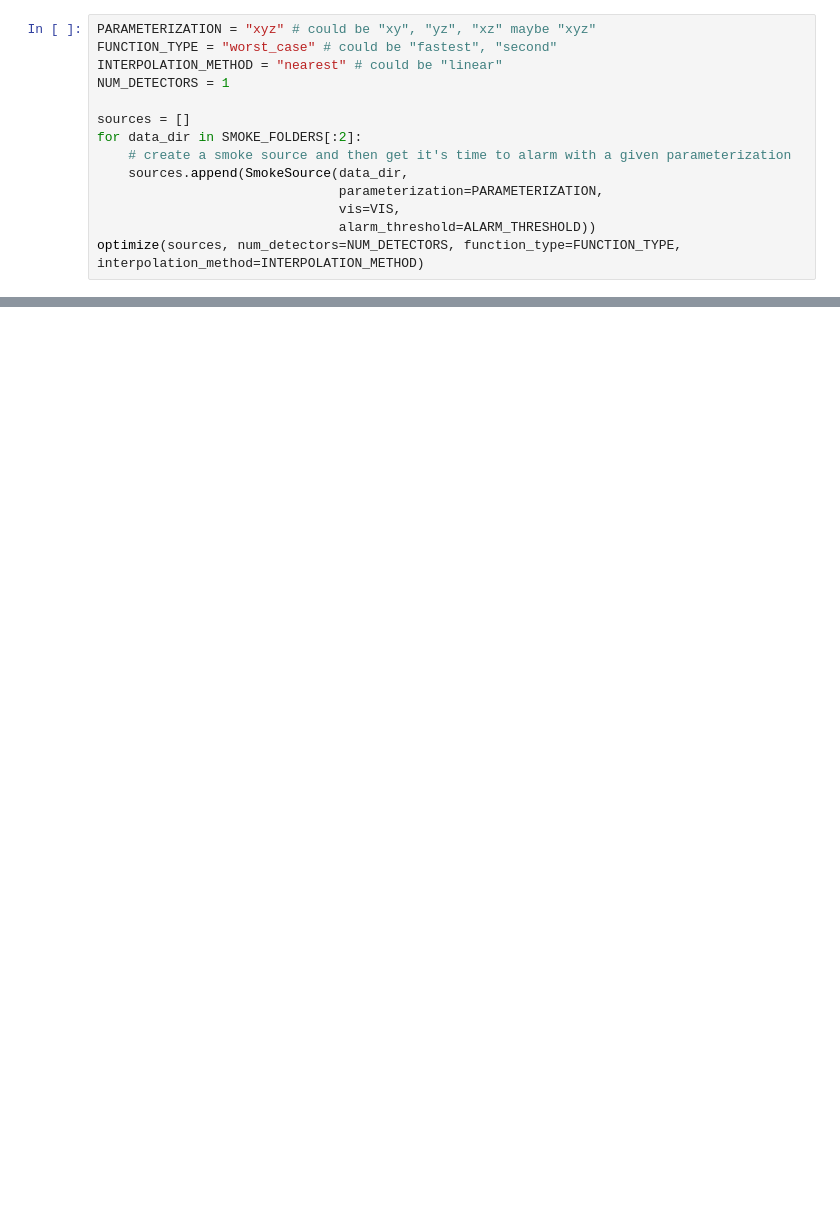
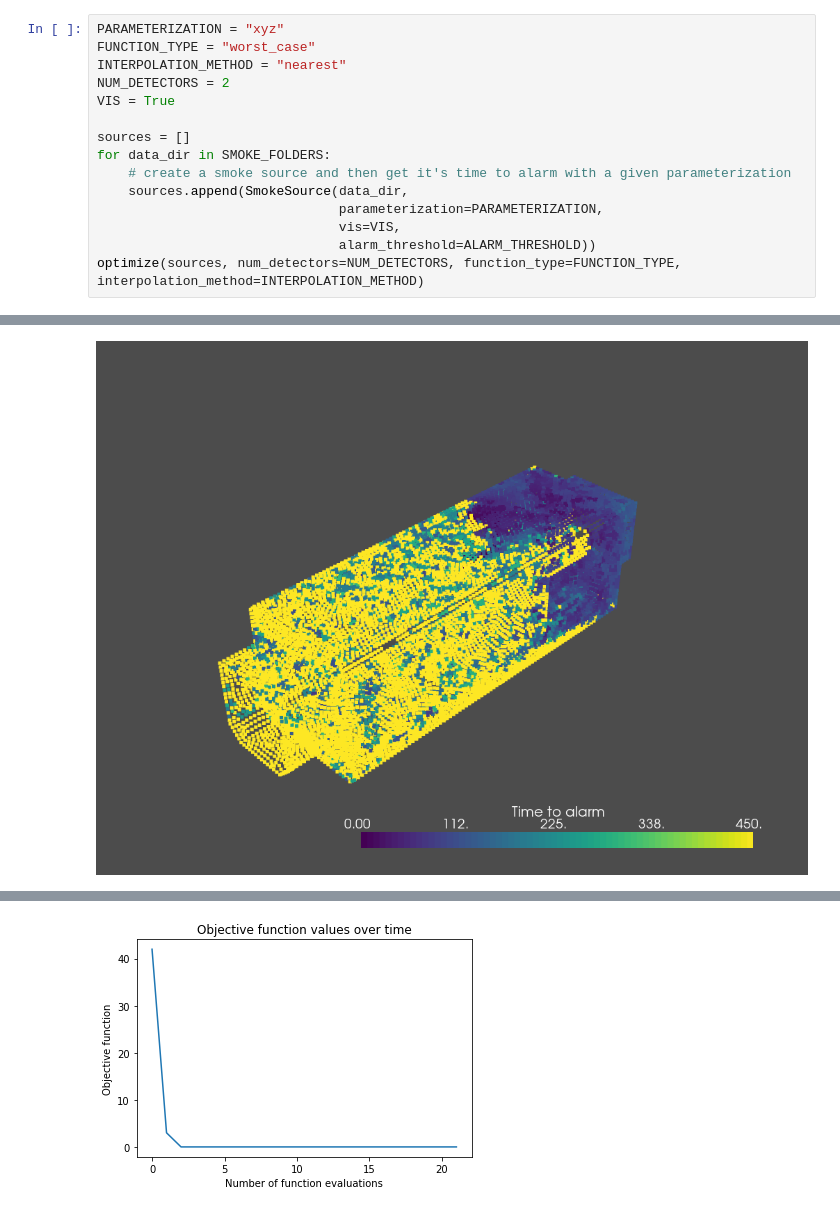
Before and after one commit to russelldj/SmokeDetectorOptimization, a Jupyter notebook: SimpleOptimization.ipynb, the cells around one changed output, grey strips where cells are left out. Drawn from its saved outputs; the diff is of its cells as text; blank space fills up the shorter version.

```diff
--- a/SimpleOptimization.ipynb
+++ b/SimpleOptimization.ipynb
@@ -30,14 +136,16 @@ WARNING:root:About to call scipy for optimzation
 # %%
-PARAMETERIZATION = "xyz" # could be "xy", "yz", "xz" maybe "xyz"
-FUNCTION_TYPE = "worst_case" # could be "fastest", "second"
-INTERPOLATION_METHOD = "nearest" # could be "linear"
-NUM_DETECTORS = 1
+PARAMETERIZATION = "xyz"
+FUNCTION_TYPE = "worst_case"
+INTERPOLATION_METHOD = "nearest"
+NUM_DETECTORS = 2
+VIS = True
 
 sources = []
-for data_dir in SMOKE_FOLDERS[:2]:
+for data_dir in SMOKE_FOLDERS:
     # create a smoke source and then get it's time to alarm with a given parameterization
     sources.append(SmokeSource(data_dir,
                                parameterization=PARAMETERIZATION,
                                vis=VIS,
                                alarm_threshold=ALARM_THRESHOLD))
 optimize(sources, num_detectors=NUM_DETECTORS, function_type=FUNCTION_TYPE, interpolation_method=INTERPOLATION_METHOD)
+# %% [output]
@@ -43,0 +155 @@ optimize(sources, num_detectors=NUM_DETECTORS, function_type=FUNCTION_TYPE, inte
+[figure, added]
@@ -43,0 +168 @@ optimize(sources, num_detectors=NUM_DETECTORS, function_type=FUNCTION_TYPE, inte
+[figure, added]
```
Also changed, not shown: parts of 9 cells of this notebook, 2 other files.
